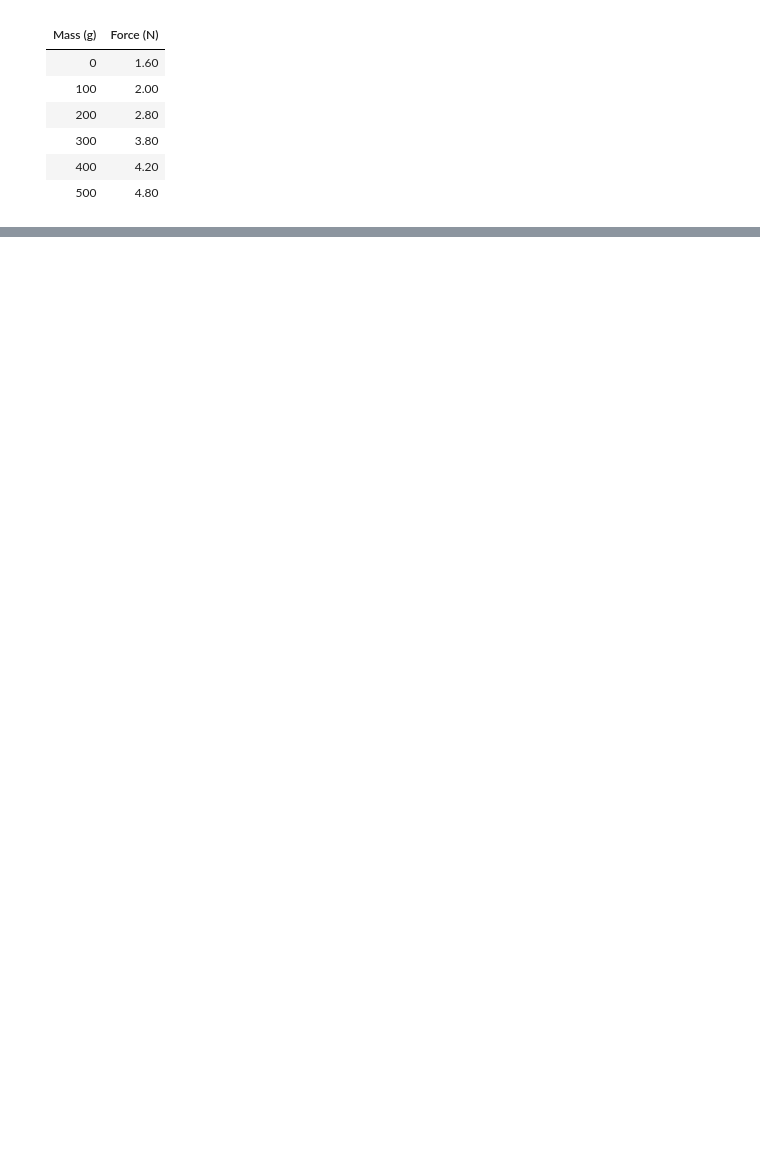
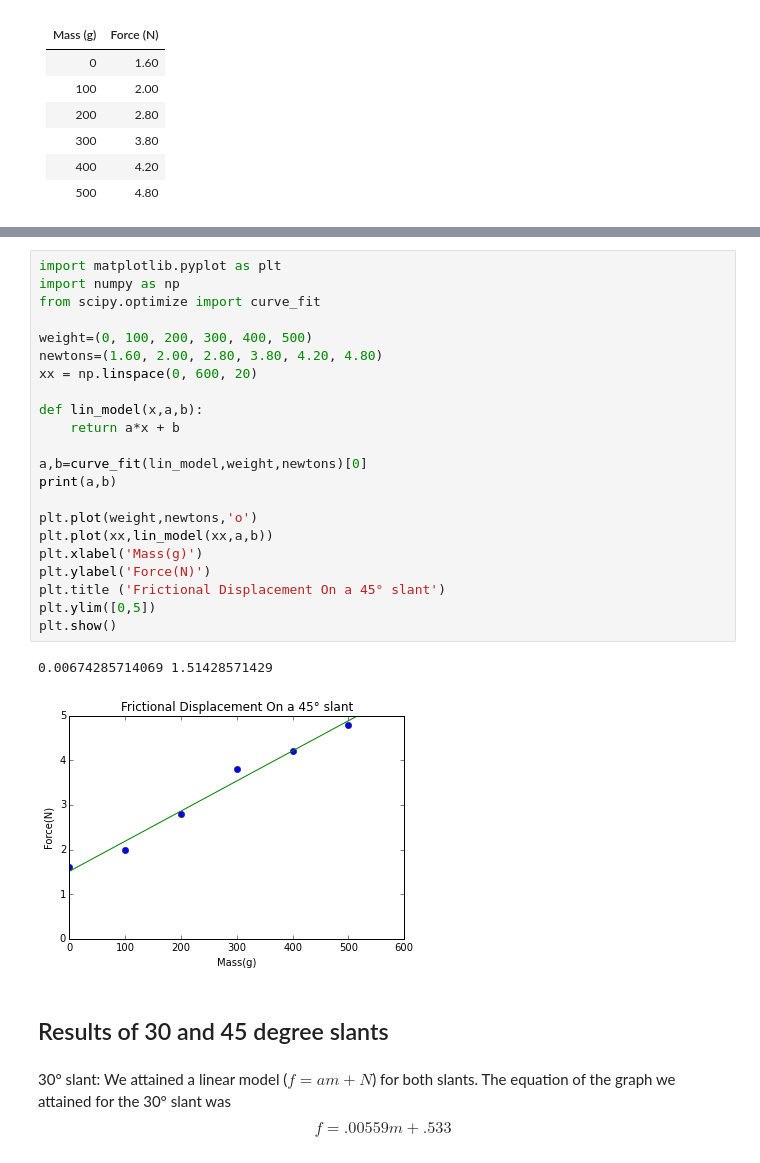
Before and after one commit to Sparky23/Physics-Labs, a Jupyter notebook: Modeling Static Friction.ipynb, the cells around one changed output, grey strips where cells are left out. Drawn from its saved outputs; the diff is of its cells as text; blank space fills up the shorter version.

```diff
--- a/Modeling Static Friction.ipynb
+++ b/Modeling Static Friction.ipynb
@@ -86,0 +112,29 @@ For this procedure, we used the same box and the same weights added and placed i
+# %%
+import matplotlib.pyplot as plt
+import numpy as np
+from scipy.optimize import curve_fit
+
+weight=(0, 100, 200, 300, 400, 500)
+newtons=(1.60, 2.00, 2.80, 3.80, 4.20, 4.80)
+xx = np.linspace(0, 600, 20)
+
+def lin_model(x,a,b):
+    return a*x + b
+
+a,b=curve_fit(lin_model,weight,newtons)[0]
+print(a,b)
+
+plt.plot(weight,newtons,'o')
+plt.plot(xx,lin_model(xx,a,b))
+plt.xlabel('Mass(g)')
+plt.ylabel('Force(N)')
+plt.title ('Frictional Displacement On a 45° slant')
+plt.ylim([0,5])
+plt.show()
+# %% [output]
+0.00674285714069 1.51428571429
+[figure, added]
+# %% [markdown]
+## Results of 30 and 45 degree slants
+# %% [markdown]
+30° slant: We attained a linear model ($f=am+N$) for both slants. The equation of the graph we attained for the 30° slant was $$f=.00559m+.533$$
```
Also changed, not shown: parts of 8 cells of this notebook.
